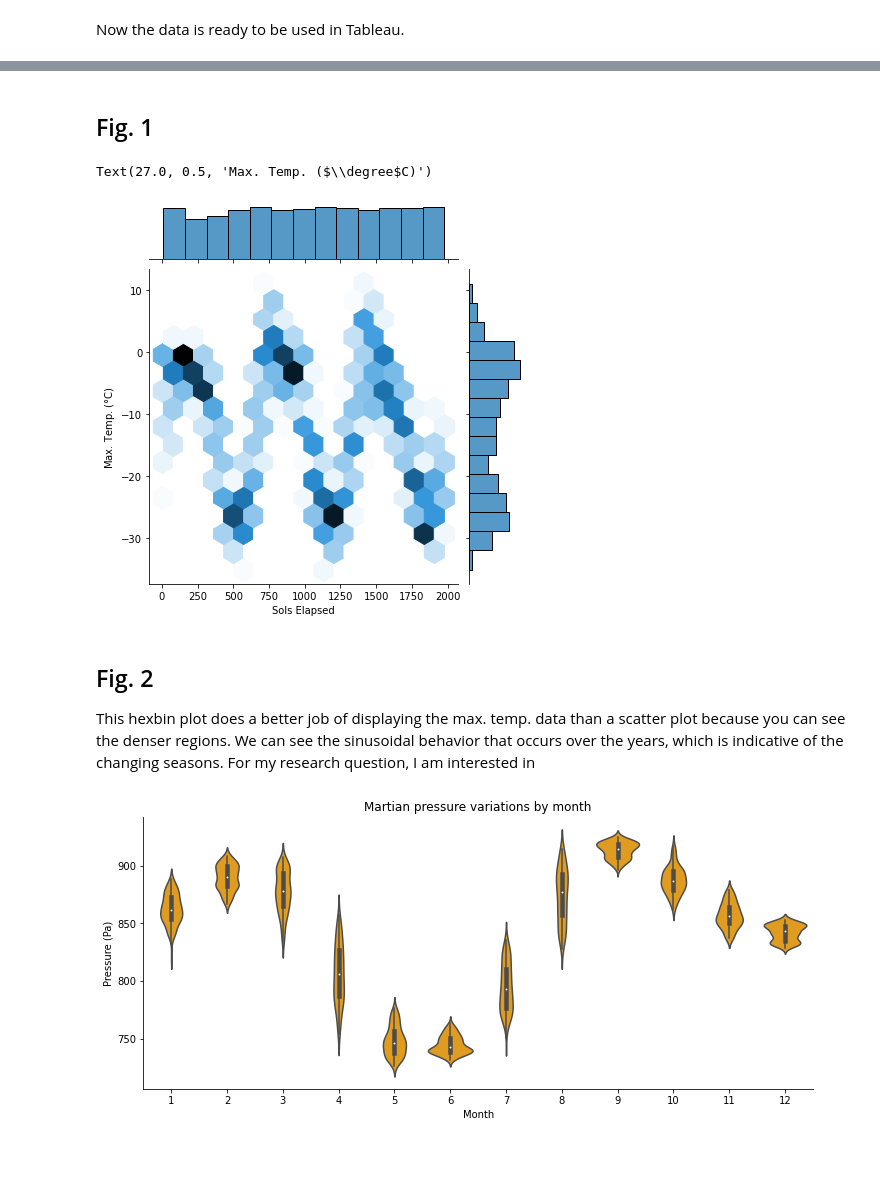
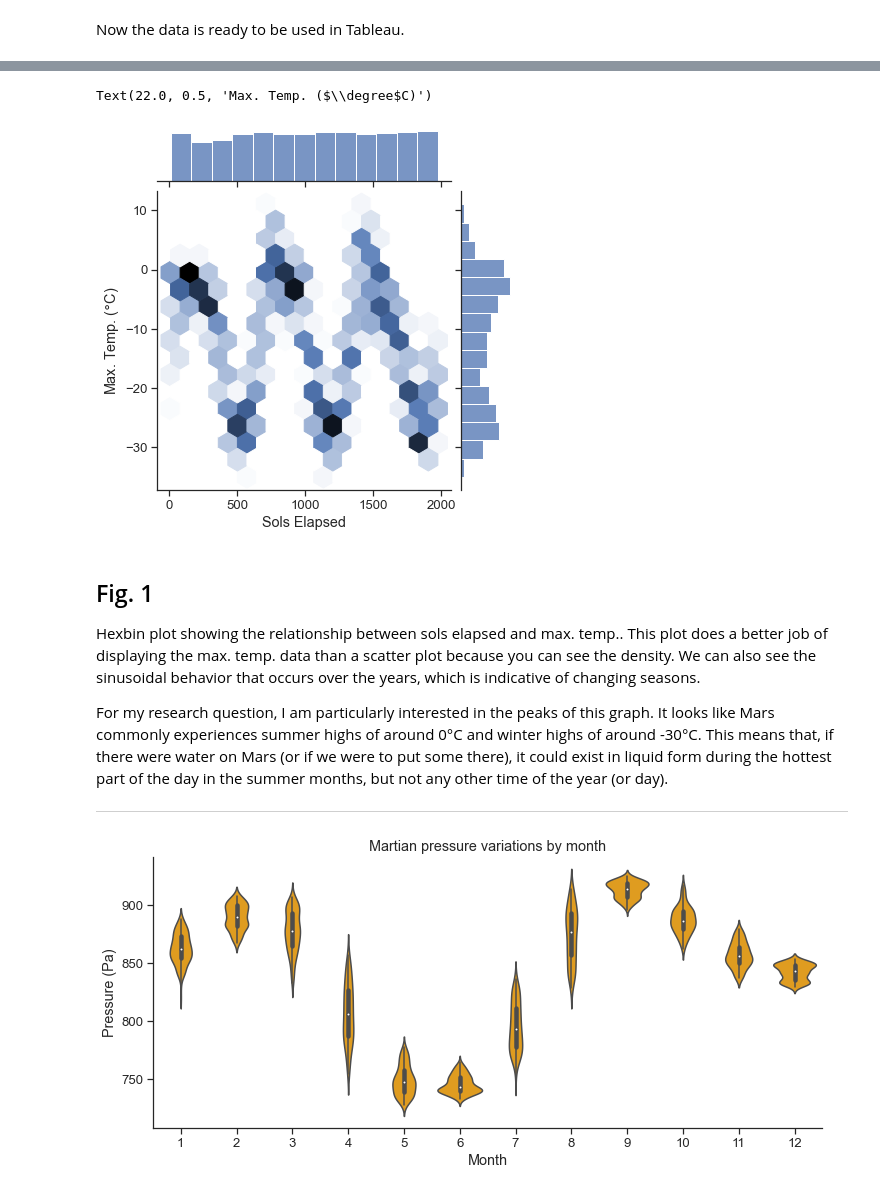
Before and after one commit to data301-2021-winter1/group15-project, a Jupyter notebook: notebooks/analysis1.ipynb, the cells around one changed output, grey strips where cells are left out. Saved outputs shown, nothing was run; the diff lists cells and outputs as text; code cells hidden in the pictures; blank space fills up the shorter version.

Commit message:
Finished with all my plots

```diff
--- a/notebooks/analysis1.ipynb
+++ b/notebooks/analysis1.ipynb
@@ -211,15 +211,19 @@ Text(0.5, 1.0, 'Correlation strength between Mars weather parameters')
-# %% [markdown]
-## Fig. 1
 # %%
+sns.set_theme(style="ticks", font_scale=1.2)
+
 sns.jointplot(x='sol',y='max_temp', data=data_clean, kind='hex')
 plt.xlabel("Sols Elapsed")
 plt.ylabel("Max. Temp. ($\degree$C)")
 # %% [output]
-Text(27.0, 0.5, 'Max. Temp. ($\\degree$C)')
+Text(22.0, 0.5, 'Max. Temp. ($\\degree$C)')
-[figure, old version]
+[figure, new version]
 # %% [markdown]
-## Fig. 2
-This hexbin plot does a better job of displaying the max. temp. data than a scatter plot because you can see the denser regions. We can see the sinusoidal behavior that occurs over the years, which is indicative of the changing seasons. For my research question, I am interested in
+## Fig. 1
+Hexbin plot showing the relationship between sols elapsed and max. temp.. This plot does a better job of displaying the max. temp. data than a scatter plot because you can see the density. We can also see the sinusoidal behavior that occurs over the years, which is indicative of changing seasons.
+
+For my research question, I am particularly interested in the peaks of this graph. It looks like Mars commonly experiences summer highs of around 0°C and winter highs of around -30°C. This means that, if there were water on Mars (or if we were to put some there), it could exist in liquid form during the hottest part of the day in the summer months, but not any other time of the year (or day).
+
+---
 # %%
 plt.figure(figsize=(12,5))
 sns.violinplot(x='month',y='pressure',data=data_clean, color='orange')
@@ -228,5 +232,5 @@ plt.ylabel("Pressure (Pa)")
 plt.title("Martian pressure variations by month")
 sns.despine()
 # %% [output]
-[figure, old version]
+[figure, new version]
 # %% [markdown]
```
Also changed, not shown: parts of 15 cells of this notebook, 1 other file.
